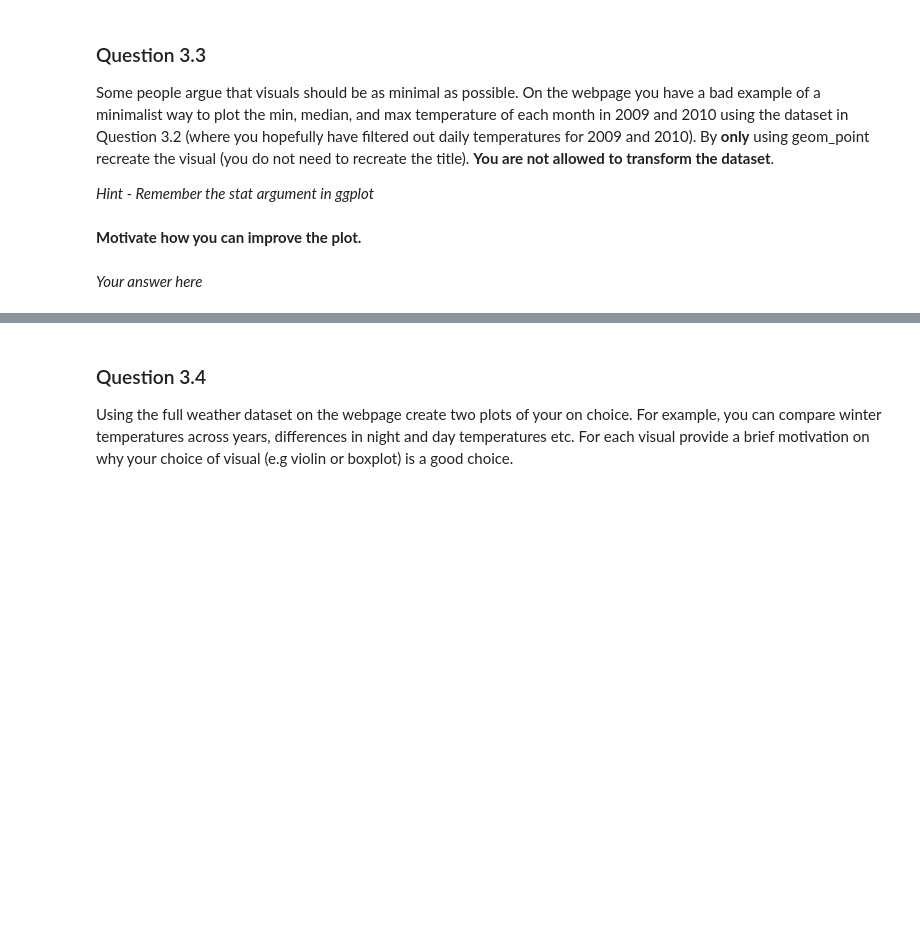
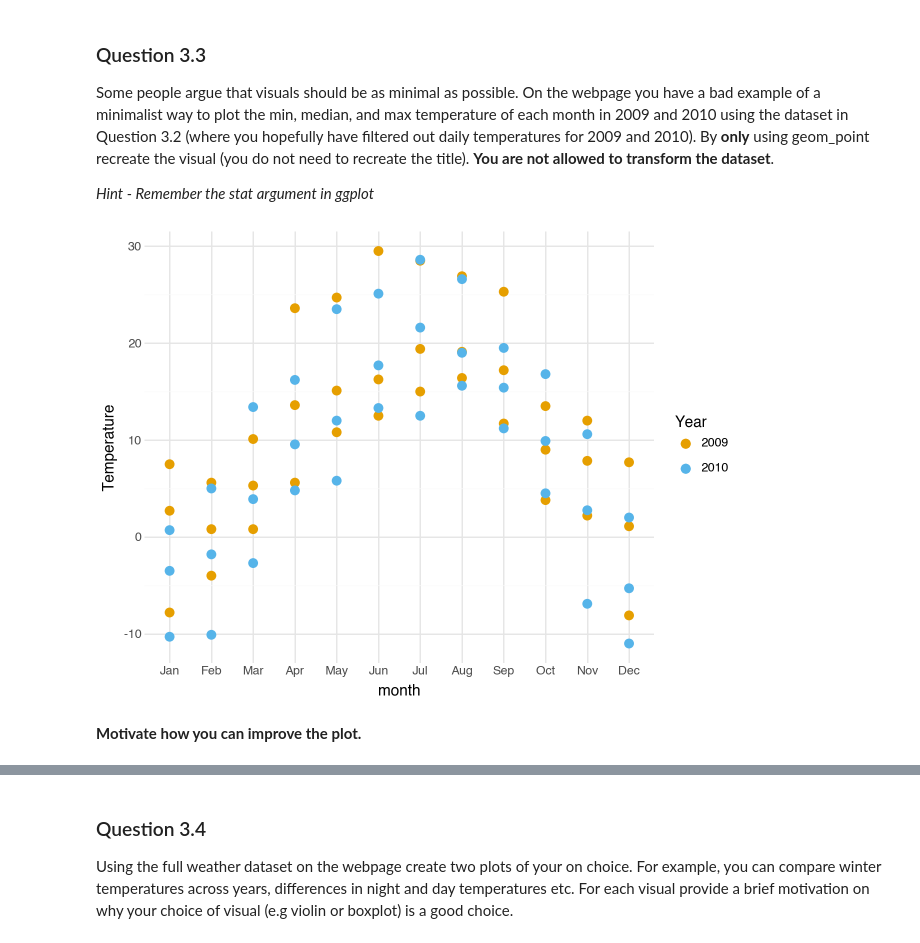
Before and after one commit to Salabud/MVE080-grp10, a Jupyter notebook: Homework1_2025.ipynb, the cells around one changed output, grey strips where cells are left out. Saved outputs shown, nothing was run; the diff lists cells and outputs as text; code cells hidden in the pictures; blank space fills up the shorter version.

Commit message:
Homework1: Answered up until 4.1

```diff
--- a/Homework1_2025.ipynb
+++ b/Homework1_2025.ipynb
@@ -303,4 +300,15 @@ Some people argue that visuals should be as minimal as possible. On the webpage
+# %%
+# Insert code here
+(
+ggplot(tidy_weather, aes(x="month", y="Temperature", color="Year"))
++ geom_point(stat="summary", fun_y=np.min, size=3)
++ geom_point(stat="summary", fun_y=np.median, size=3)
++ geom_point(stat="summary", fun_y=np.max, size=3)
++ scale_color_manual(values=[cbPalette[0], cbPalette[1]])
++ theme_minimal()
+)
+# Remember to print the visual
+# %% [output]
+[figure, added]
 # %% [markdown]
 **Motivate how you can improve the plot.**
-# %% [markdown]
-_Your answer here_
```
Also changed, not shown: parts of 11 cells of this notebook, 1 other file.
